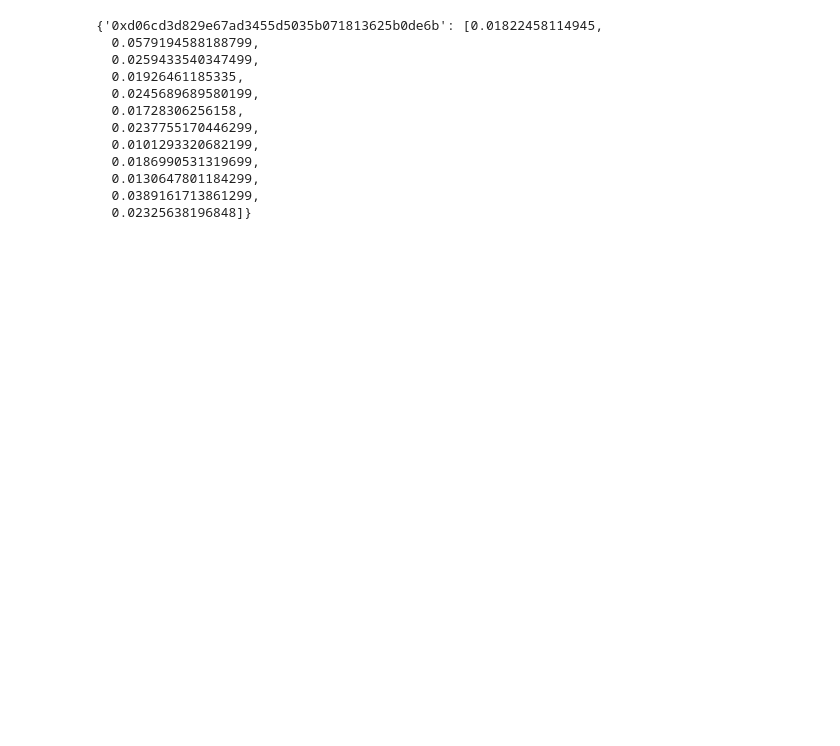
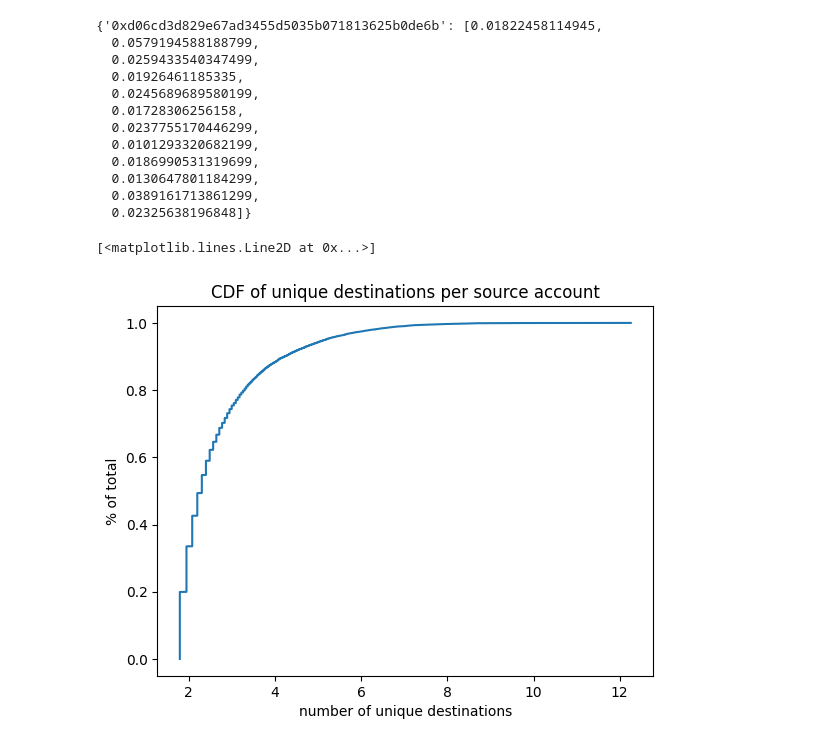
Before and after one commit to sheilafarrahi/thesis, a Jupyter notebook: prepare-data.ipynb, the cells around one changed output. Saved outputs shown, nothing was run; the diff lists cells and outputs as text; code cells hidden in the pictures; blank space fills up the shorter version.

```diff
--- a/prepare-data.ipynb
+++ b/prepare-data.ipynb
@@ -104,3 +132,18 @@ for row in raw_data:
   0.02325638196848]}
 # %%
 #jupyter notebook --NotebookApp.iopub_data_rate_limit=1.0e10
+# %%
+out_count_filtered = out_count.loc[out_count['count'] >= 6]
+n = len(out_count_filtered['count']) # number of unique accounts
+counts = out_count_filtered['count']
+x = np.sort(counts)
+x_log = np.log(x)
+y = np.arange(n) / float(n)
+
+plt.xlabel('number of unique destinations')
+plt.ylabel('% of total')
+plt.title('CDF of unique destinations per source account')
+plt.plot(x_log, y)
+# %% [output]
+[<matplotlib.lines.Line2D at 0x...>]
+[figure, added]
```
Also changed, not shown: parts of 7 cells of this notebook.
